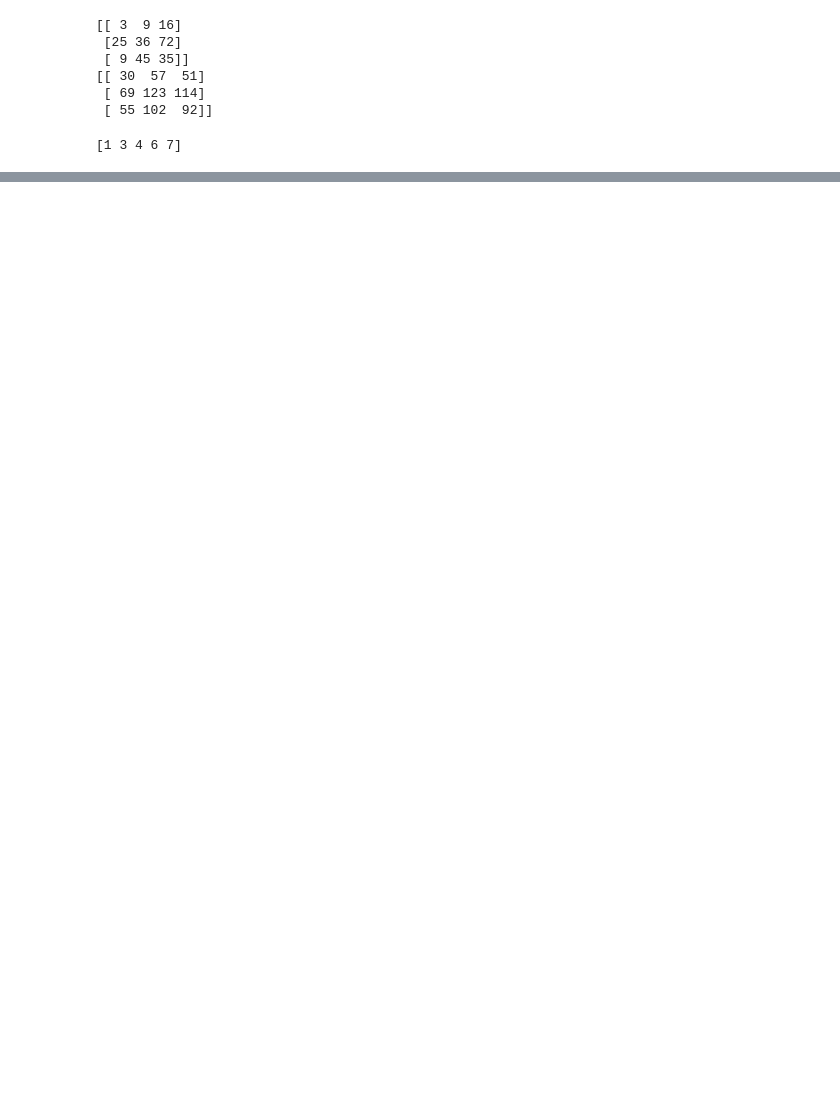
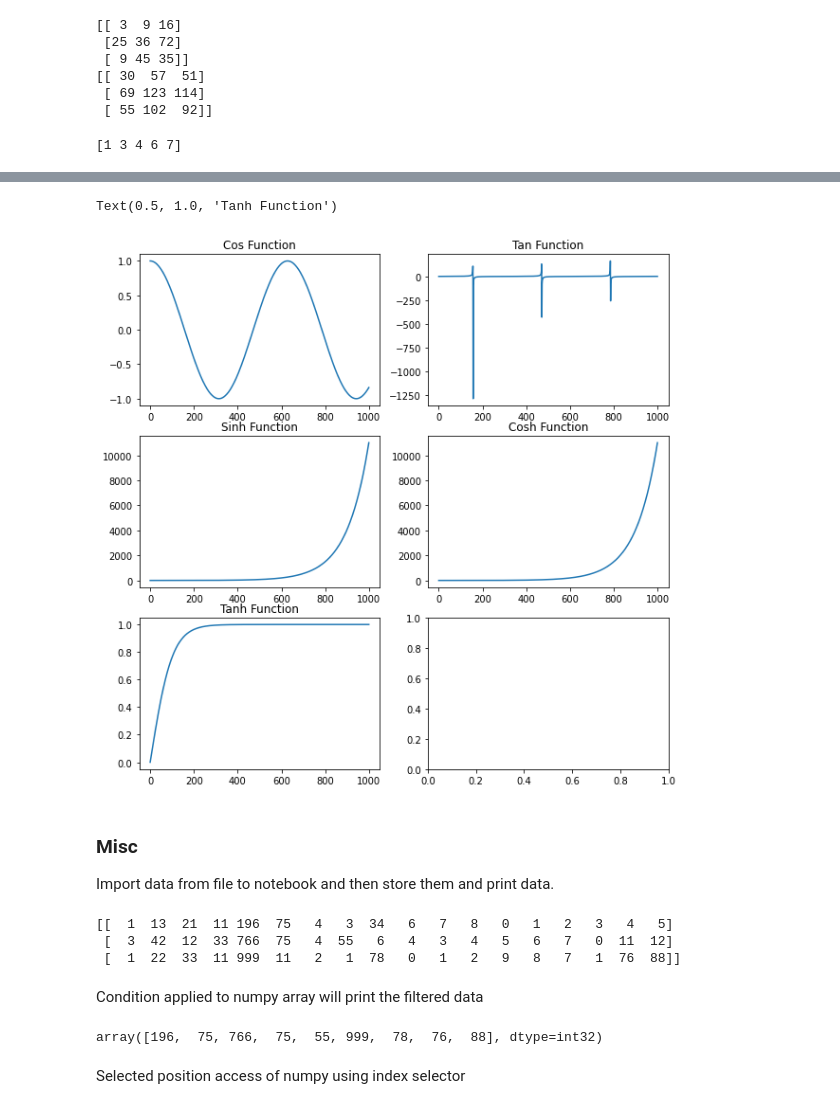
Before and after one commit to ashish-ad/Python-Projects, a Jupyter notebook: BootCamp-Projects/Intro_numpy.ipynb, the cells around one changed output, grey strips where cells are left out. Drawn from its saved outputs; the diff is of its cells as text; code cells hidden in the pictures; blank space fills up the shorter version.

```diff
--- a/BootCamp-Projects/Intro_numpy.ipynb
+++ b/BootCamp-Projects/Intro_numpy.ipynb
@@ -101,0 +208,49 @@ print(a[indices])
+# %%
+cos_function = np.cos(sinosudal_function)
+tan_function = np.tan(sinosudal_function)
+sinh_function = np.sinh(sinosudal_function)
+cosh_function = np.cosh(sinosudal_function)
+tanh_function = np.tanh(sinosudal_function)
+
+fig, ax = plt.subplots(3,2)
+
+fig.set_figheight(10)
+fig.set_figwidth(10)
+
+
+ax[0,0].plot(cos_function)
+ax[0,0].set_title('Cos Function')
+
+ax[0,1].plot(tan_function)
+ax[0,1].set_title('Tan Function')
+
+ax[1,0].plot(sinh_function)
+ax[1,0].set_title('Sinh Function')
+
+ax[1,1].plot(cosh_function)
+ax[1,1].set_title('Cosh Function')
+
+ax[2,0].plot(tanh_function)
+ax[2,0].set_title('Tanh Function')
+# %% [output]
+Text(0.5, 1.0, 'Tanh Function')
+[figure, added]
+# %% [markdown]
+### Misc
+Import data from file to notebook and then store them and print data.
+# %%
+filedata = np.genfromtxt('data.txt', delimiter=',')
+filedata = filedata.astype('int32')
+print(filedata)
+# %% [output]
+[[  1  13  21  11 196  75   4   3  34   6   7   8   0   1   2   3   4   5]
+ [  3  42  12  33 766  75   4  55   6   4   3   4   5   6   7   0  11  12]
+ [  1  22  33  11 999  11   2   1  78   0   1   2   9   8   7   1  76  88]]
+# %% [markdown]
+Condition applied to numpy array will print the filtered data
+# %%
+filedata[filedata>50]
+# %% [output]
+array([196,  75, 766,  75,  55, 999,  78,  76,  88], dtype=int32)
+# %% [markdown]
+Selected position access of numpy using index selector
```
Also changed, not shown: parts of 20 cells of this notebook.
